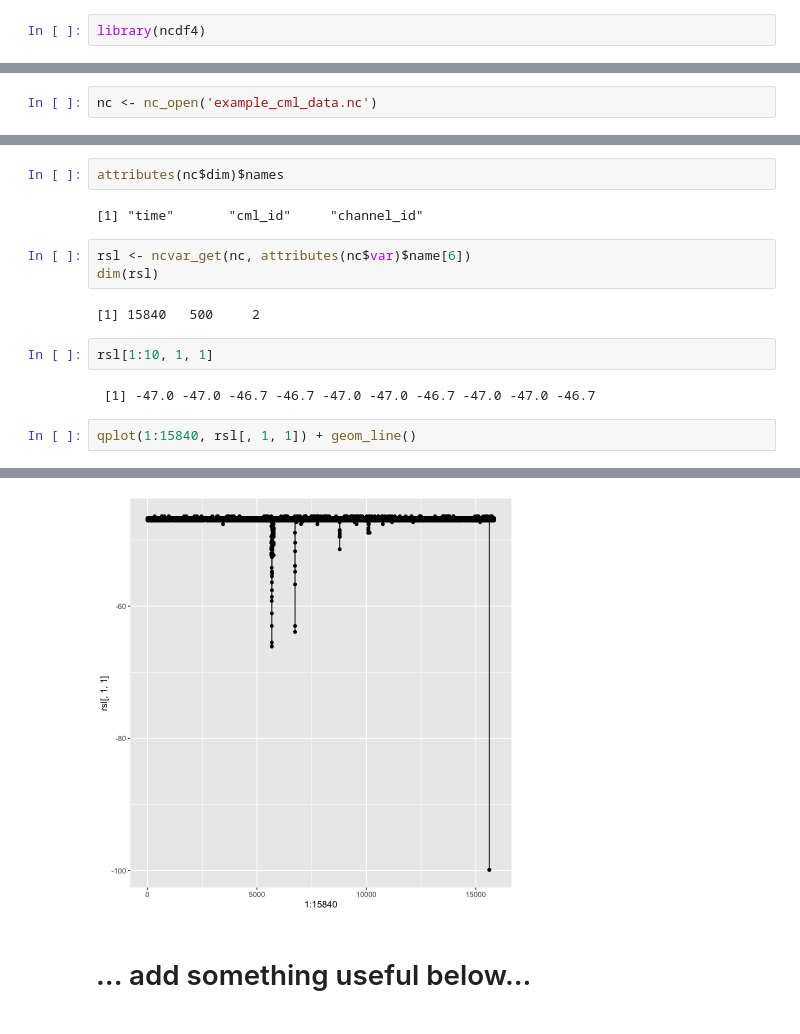
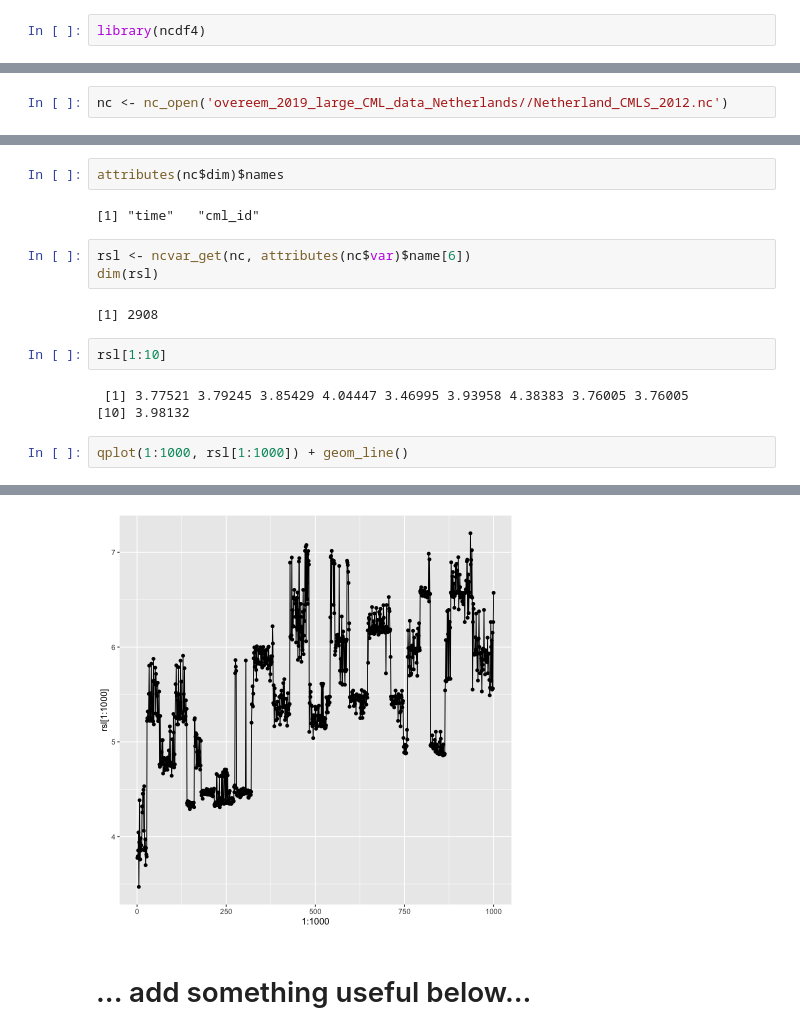
Before and after one commit to OpenSenseAction/OPENSENSE_sandbox, a Jupyter notebook: intro_to_R.ipynb, the cells around one changed output, grey strips where cells are left out. Cells and saved outputs as stored; diff of their text form.

Commit message:
Small clean up
* The R notebook now reads the NetCDF file which is created by the
CSV-to-NetCDF example for the dutch CML dataset
* some other minor fixex, adding comments, etc...

```diff
--- a/intro_to_R.ipynb
+++ b/intro_to_R.ipynb
@@ -20,5 +19,5 @@ library(ncdf4)
 # %%
-nc <- nc_open('example_cml_data.nc')
+nc <- nc_open('overeem_2019_large_CML_data_Netherlands//Netherland_CMLS_2012.nc')
 # %%
 nc
 # %% [output]
@@ -42,16 +41,17 @@ File example_cml_data.nc (NC_FORMAT_NETCDF4):
 # %%
 attributes(nc$dim)$names
 # %% [output]
-[1] "time"       "cml_id"     "channel_id"
+[1] "time"   "cml_id"
 # %%
 rsl <- ncvar_get(nc, attributes(nc$var)$name[6])
 dim(rsl)
 # %% [output]
-[1] 15840   500     2
+[1] 2908
 # %%
-rsl[1:10, 1, 1]
+rsl[1:10]
 # %% [output]
- [1] -47.0 -47.0 -46.7 -46.7 -47.0 -47.0 -46.7 -47.0 -47.0 -46.7
+ [1] 3.77521 3.79245 3.85429 4.04447 3.46995 3.93958 4.38383 3.76005 3.76005
+[10] 3.98132
 # %%
-qplot(1:15840, rsl[, 1, 1]) + geom_line()
+qplot(1:1000, rsl[1:1000]) + geom_line()
 # %% [output]
@@ -60,3 +58,3 @@ Warning message:
-[figure, old version]
+[figure, new version]
 # %% [markdown]
 # ... add something useful below...
```
Also changed, not shown: parts of 4 cells of this notebook, 2 other files.
